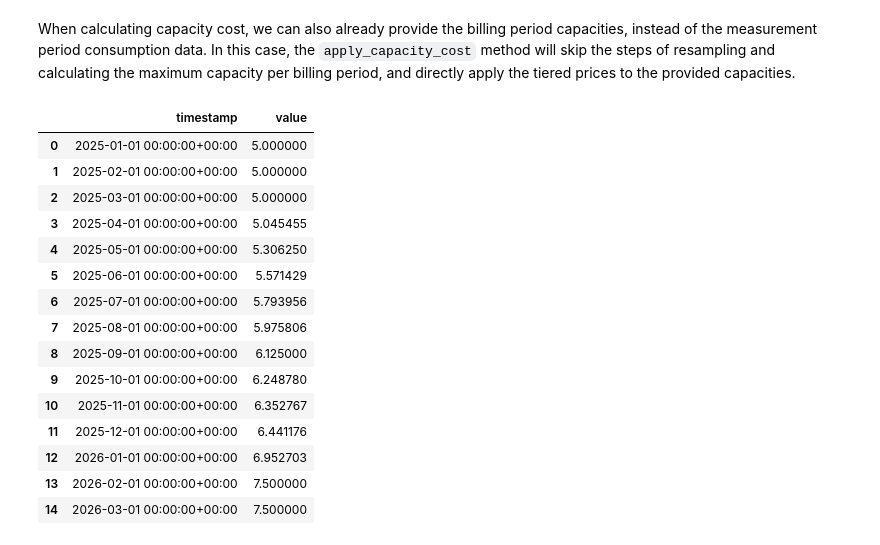
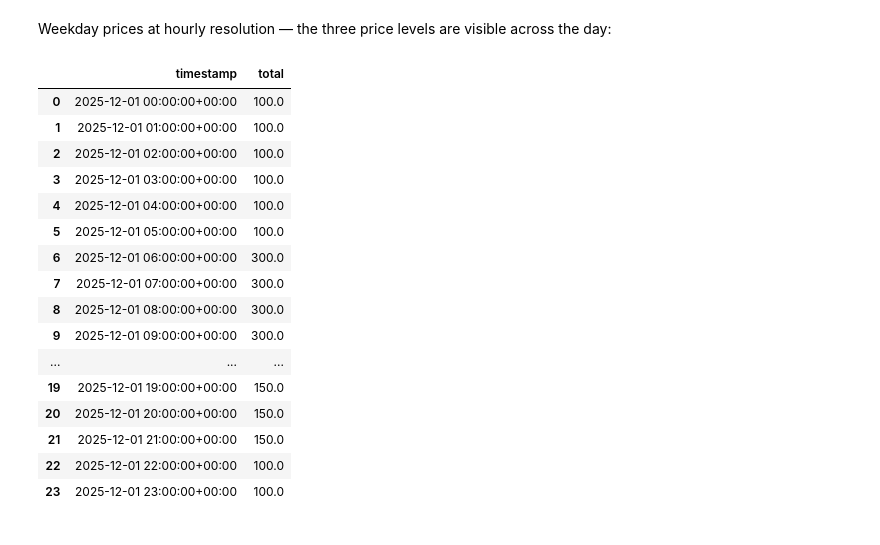
Before and after one commit to EnergieID/energy-cost, a Jupyter notebook: notebooks/tariff.ipynb, the cells around one changed output. Saved outputs shown, nothing was run; the diff lists cells and outputs as text; code cells hidden in the pictures.

````diff
--- a/notebooks/tariff.ipynb
+++ b/notebooks/tariff.ipynb
@@ -9,7 +22,23 @@ Let's create an index for the day-ahead price using the `EntsoeDayAheadIndex`:
 # %%
-from os import environ
+import datetime as dt
 
-from energy_cost.index import EntsoeDayAheadIndex, Index
+import pandas as pd
+from helpers import display_yaml  # ty: ignore[unresolved-import]
 
-Index.register("Belpex15min", EntsoeDayAheadIndex(country_code="BE", api_key=environ["ENTSOE_API_KEY"]))
+from energy_cost.index import CSVIndex, Index
+from energy_cost.meter import CostGroup, Meter, TimeseriesFrame
+from energy_cost.tariff import Tariff
+
+# Spot price index — monthly CSV covering 2025-06 to 2026-03
+Index.register("spot", CSVIndex("../examples/indexes/foo.csv"))
+
+# Shared query window: December 2025
+start = dt.datetime(2025, 12, 1, tzinfo=dt.UTC)
+end   = dt.datetime(2026,  1, 1, tzinfo=dt.UTC)
+res   = dt.timedelta(hours=1)
+
+# Sample meter readings (15-min, 1 kW load and 0.4 kW solar)
+timestamps = pd.date_range(start, end, freq="15min", inclusive="left")
+consumption = Meter(power=TimeseriesFrame({"timestamp": timestamps, "value": 0.25}))
+injection   = Meter(power=TimeseriesFrame({"timestamp": timestamps, "value": 0.10}))
 # %% [markdown]
@@ -51,7 +73,3 @@ Once we have defined our tariff, we can use it to calculate the cost of energy c
 # %%
-import datetime as dt
-
-start = dt.datetime.fromisoformat("2026-03-08 00:00:00+02:00")
-end = dt.datetime.fromisoformat("2026-03-10 00:00:00+02:00")
-tariff.get_energy_cost(start, end)
+display_yaml("../examples/tariffs/dynamic.yml")
 # %% [output]
@@ -377,34 +222,27 @@ display_yaml("../examples/tariffs/tiered.yml")
 ```
 # %% [markdown]
-When calculating capacity cost, we can also already provide the billing period capacities, instead of the measurement period consumption data. In this case, the `apply_capacity_cost` method will skip the steps of resampling and calculating the maximum capacity per billing period, and directly apply the tiered prices to the provided capacities.
+Weekday prices at hourly resolution — the three price levels are visible across the day:
 # %%
-import pandas as pd
+tariff = Tariff.from_yaml("../examples/tariffs/scheduled.yml")
 
-data = pd.DataFrame(
-    {
-        "timestamp": pd.date_range(start="2025-01-01", end="2026-03-31", freq="1MS", tz="UTC"),
-        # the low values in the first two months are vissible in the next 12 months due to the window_periods setting in the tiered tariff
-        "value": [0.1, 0.1, 1, 1, 1, 1, 1, 1, 1, 1, 1, 1, 1, 1, 1],
-    }
-)
-
-capacity_tariff = Tariff.from_yaml("../examples/tariffs/tiered.yml")
-capacity_tariff.apply_capacity_cost(data, unit="MW")
+# Monday 2025-12-01
+tariff.get_values(start, dt.datetime(2025, 12, 2, tzinfo=dt.UTC), output_resolution=res)
 # %% [output]
-|  | timestamp | value |
-| 0 | 2025-01-01 00:00:00+00:00 | 5.000000 |
-| 1 | 2025-02-01 00:00:00+00:00 | 5.000000 |
-| 2 | 2025-03-01 00:00:00+00:00 | 5.000000 |
-| 3 | 2025-04-01 00:00:00+00:00 | 5.045455 |
-| 4 | 2025-05-01 00:00:00+00:00 | 5.306250 |
-| 5 | 2025-06-01 00:00:00+00:00 | 5.571429 |
-| 6 | 2025-07-01 00:00:00+00:00 | 5.793956 |
-| 7 | 2025-08-01 00:00:00+00:00 | 5.975806 |
-| 8 | 2025-09-01 00:00:00+00:00 | 6.125000 |
-| 9 | 2025-10-01 00:00:00+00:00 | 6.248780 |
-| 10 | 2025-11-01 00:00:00+00:00 | 6.352767 |
-| 11 | 2025-12-01 00:00:00+00:00 | 6.441176 |
-| 12 | 2026-01-01 00:00:00+00:00 | 6.952703 |
-| 13 | 2026-02-01 00:00:00+00:00 | 7.500000 |
-| 14 | 2026-03-01 00:00:00+00:00 | 7.500000 |
+|  | timestamp | total |
+| 0 | 2025-12-01 00:00:00+00:00 | 100.0 |
+| 1 | 2025-12-01 01:00:00+00:00 | 100.0 |
+| 2 | 2025-12-01 02:00:00+00:00 | 100.0 |
+| 3 | 2025-12-01 03:00:00+00:00 | 100.0 |
+| 4 | 2025-12-01 04:00:00+00:00 | 100.0 |
+| 5 | 2025-12-01 05:00:00+00:00 | 100.0 |
+| 6 | 2025-12-01 06:00:00+00:00 | 300.0 |
+| 7 | 2025-12-01 07:00:00+00:00 | 300.0 |
+| 8 | 2025-12-01 08:00:00+00:00 | 300.0 |
+| 9 | 2025-12-01 09:00:00+00:00 | 300.0 |
+| ... | ... | ... |
+| 19 | 2025-12-01 19:00:00+00:00 | 150.0 |
+| 20 | 2025-12-01 20:00:00+00:00 | 150.0 |
+| 21 | 2025-12-01 21:00:00+00:00 | 150.0 |
+| 22 | 2025-12-01 22:00:00+00:00 | 100.0 |
+| 23 | 2025-12-01 23:00:00+00:00 | 100.0 |
 # %% [markdown]
````
Also changed, not shown: parts of 37 cells of this notebook, 6 other files.
